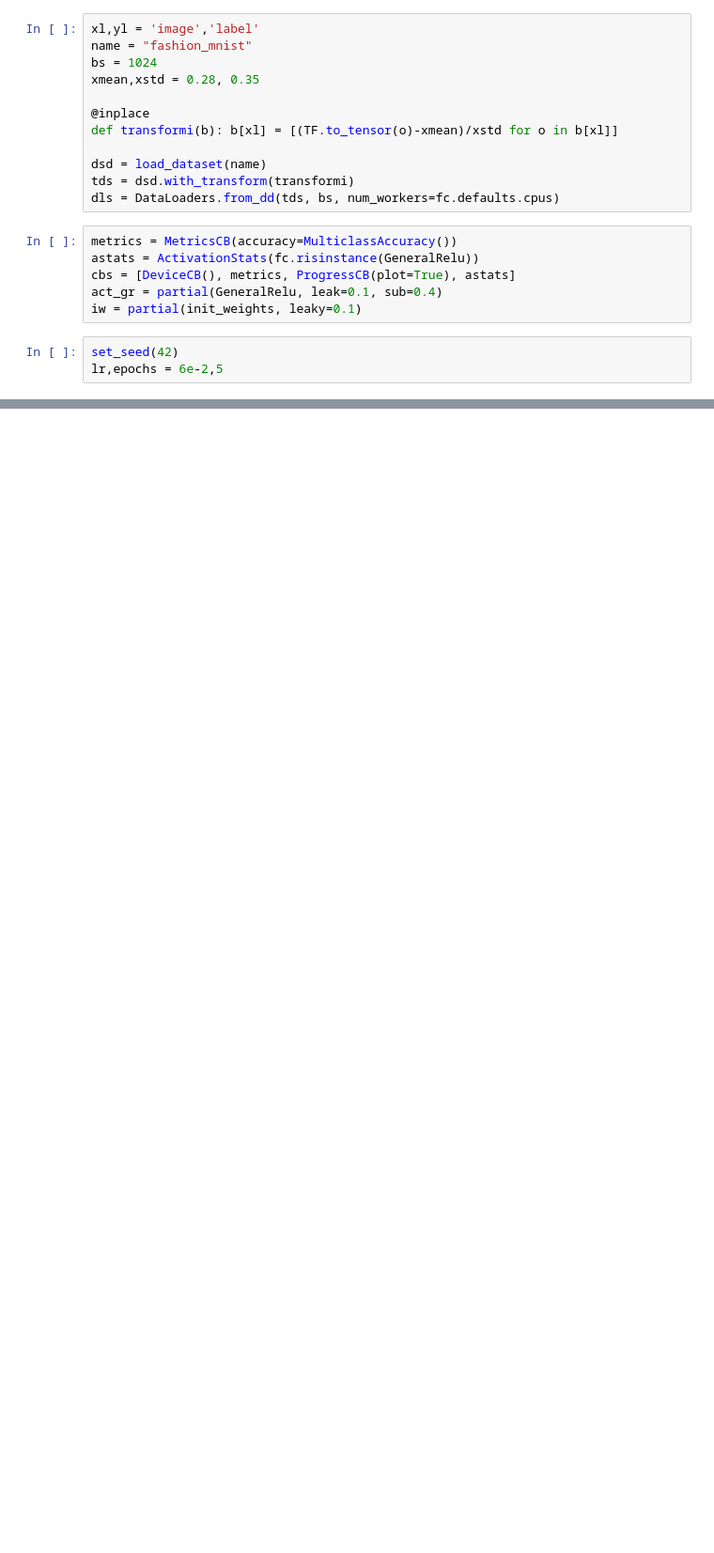
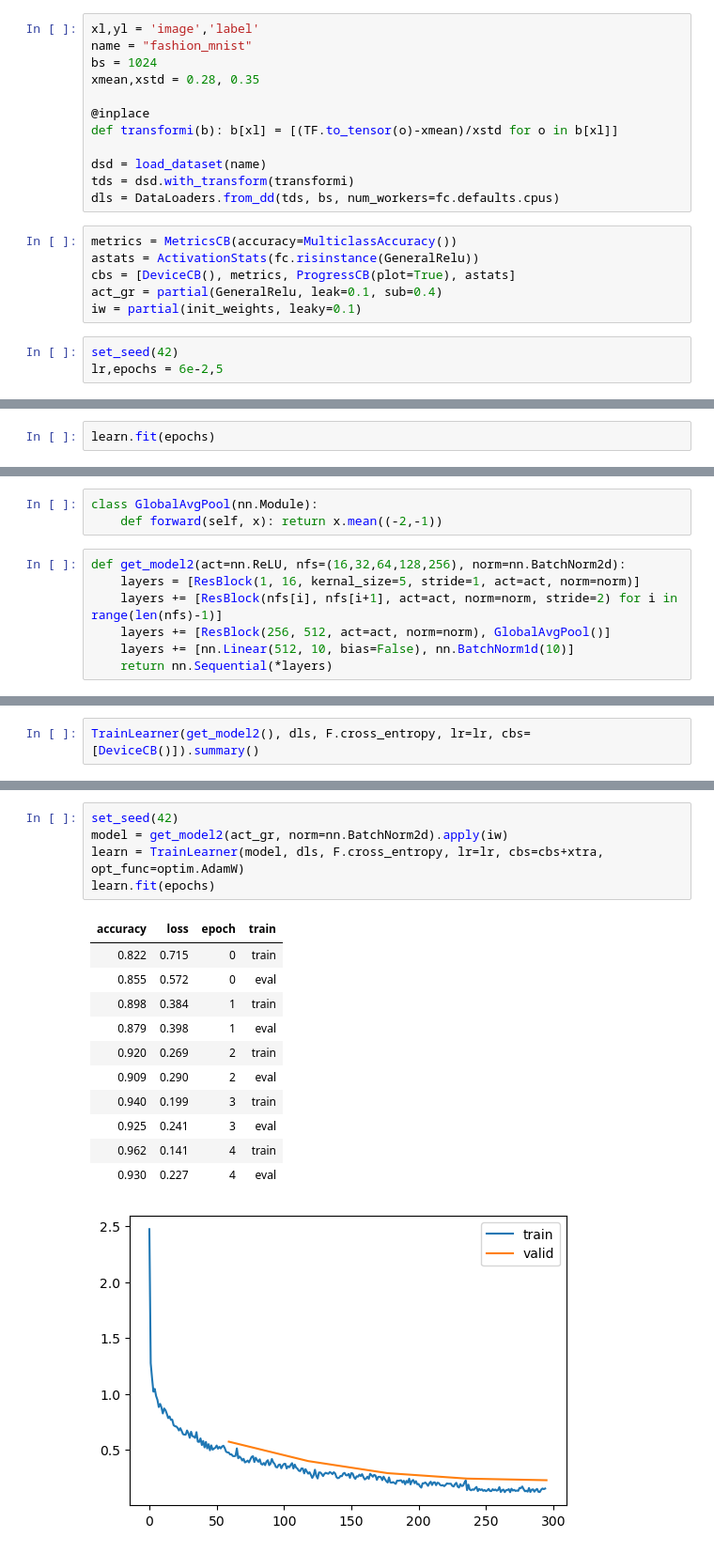
Before and after one commit to joeross999/fastai_classwork, a Jupyter notebook: notebooks/14_augment.ipynb, the cells around one changed output, grey strips where cells are left out. Shown at 94% size. Saved outputs shown, nothing was run; the diff lists cells and outputs as text; blank space fills up the shorter version.

```diff
--- a/notebooks/14_augment.ipynb
+++ b/notebooks/14_augment.ipynb
@@ -68,0 +82,2 @@ lr,epochs = 6e-2,5
+# %%
+learn.fit(epochs)
@@ -68,0 +93,10 @@ lr,epochs = 6e-2,5
+# %%
+class GlobalAvgPool(nn.Module):
+    def forward(self, x): return x.mean((-2,-1))
+# %%
+def get_model2(act=nn.ReLU, nfs=(16,32,64,128,256), norm=nn.BatchNorm2d):
+    layers = [ResBlock(1, 16, kernal_size=5, stride=1, act=act, norm=norm)]
+    layers += [ResBlock(nfs[i], nfs[i+1], act=act, norm=norm, stride=2) for i in range(len(nfs)-1)]
+    layers += [ResBlock(256, 512, act=act, norm=norm), GlobalAvgPool()]
+    layers += [nn.Linear(512, 10, bias=False), nn.BatchNorm1d(10)]
+    return nn.Sequential(*layers)
@@ -68,0 +127,2 @@ lr,epochs = 6e-2,5
+# %%
+TrainLearner(get_model2(), dls, F.cross_entropy, lr=lr, cbs=[DeviceCB()]).summary()
@@ -68,0 +142,18 @@ lr,epochs = 6e-2,5
+# %%
+set_seed(42)
+model = get_model2(act_gr, norm=nn.BatchNorm2d).apply(iw)
+learn = TrainLearner(model, dls, F.cross_entropy, lr=lr, cbs=cbs+xtra, opt_func=optim.AdamW)
+learn.fit(epochs)
+# %% [output]
+| accuracy | loss | epoch | train |
+| 0.822 | 0.715 | 0 | train |
+| 0.855 | 0.572 | 0 | eval |
+| 0.898 | 0.384 | 1 | train |
+| 0.879 | 0.398 | 1 | eval |
+| 0.920 | 0.269 | 2 | train |
+| 0.909 | 0.290 | 2 | eval |
+| 0.940 | 0.199 | 3 | train |
+| 0.925 | 0.241 | 3 | eval |
+| 0.962 | 0.141 | 4 | train |
+| 0.930 | 0.227 | 4 | eval |
+[figure, added]
```
Also changed, not shown: parts of 16 cells of this notebook, 4 other files.
